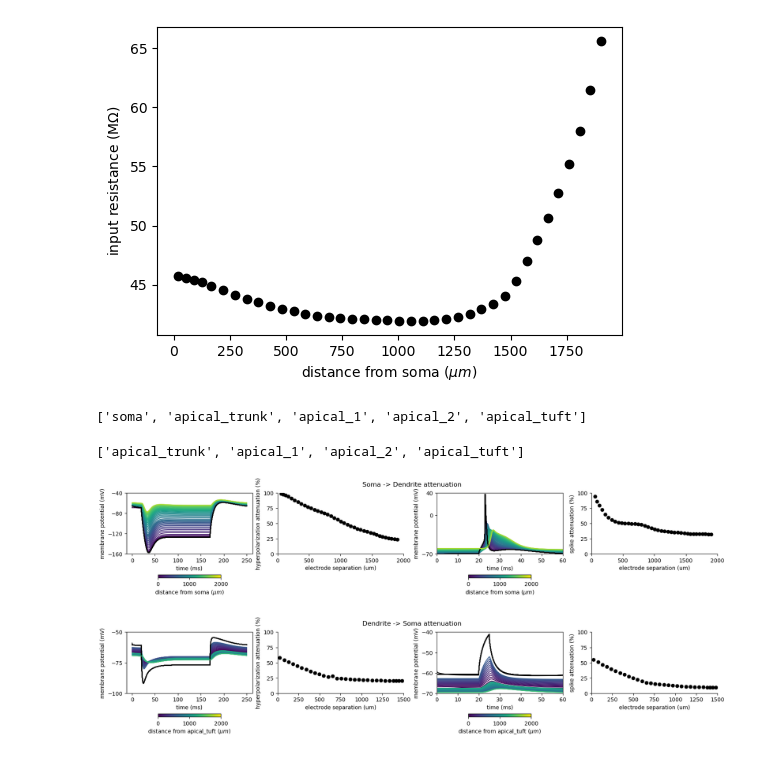
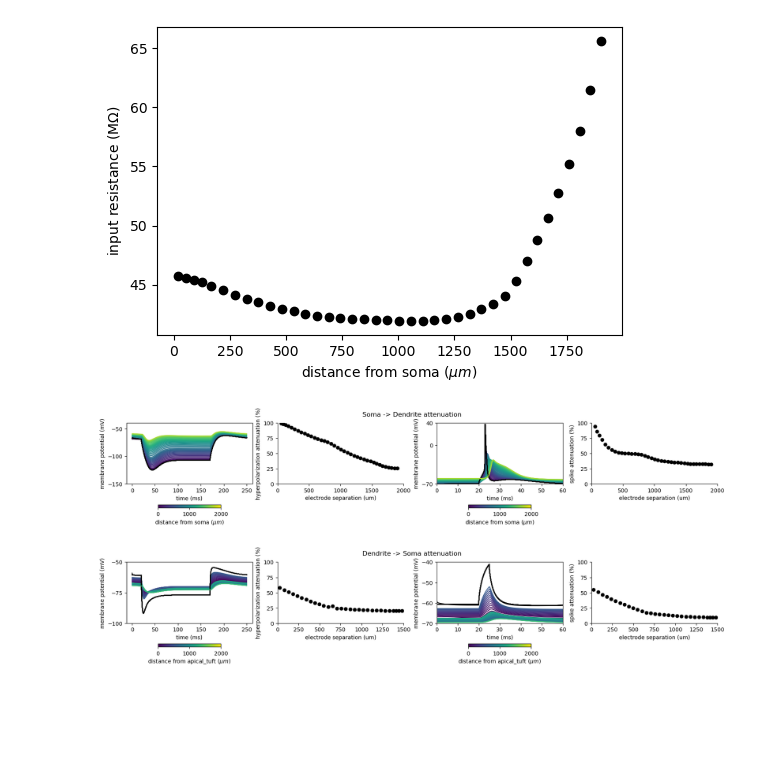
Before and after one commit to jonescompneurolab/hnn-tuning, a Jupyter notebook: new_cells_dev/cells/l5_ET_handtune.ipynb, the cells around one changed output. Saved outputs shown, nothing was run; the diff lists cells and outputs as text; code cells hidden in the pictures; blank space fills up the shorter version.

```diff
--- a/new_cells_dev/cells/l5_ET_handtune.ipynb
+++ b/new_cells_dev/cells/l5_ET_handtune.ipynb
@@ -628,16 +640,6 @@ fig.savefig(os.path.join(figpth, 'input_resistance_distance.png'))
 fig.savefig(os.path.join(figpth, 'input_resistance_distance.pdf'))
 # %% [output]
 [figure]
-# %%
-section_names
-# %% [output]
-['soma', 'apical_trunk', 'apical_1', 'apical_2', 'apical_tuft']
-# %%
-idx = [section == 'soma' for section in section_names]
-section_names_minus_ref = [section for section in section_names if section != 'soma']
-section_names_minus_ref
-# %% [output]
-['apical_trunk', 'apical_1', 'apical_2', 'apical_tuft']
 # %%
 def attenuation_from_section(ref_sect, amp, stim_dur, ax):
 
@@ -701,42 +703,42 @@ section_names = ['soma', 'apical_trunk', 'apical_1', 'apical_2', 'apical_tuft']
 ref_sect = 'soma'
 
 # hyperpolarization attenuation
-hyperpol_atten, elec_sep = attenuation_from_section(ref_sect, amp=-4, stim_dur=150, ax=ax[0])
+hyperpol_atten, elec_sep = attenuation_from_section(ref_sect, amp=-2, stim_dur=150, ax=ax[0])
 
-ax[0].set_ylim([-160, -40])
-ax[0].set_yticks([-160, -120, -80, -40])
+ax[0].set_ylim([-150, -40])
+ax[0].set_yticks([-150, -100, -50])
 ax[1].plot(elec_sep, hyperpol_atten, 'o', color='k')
 ax[1].set_xlabel('electrode separation (um)')
 ax[1].set_ylabel('hyperpolarization attenuation (%)')
 ax[1].set_ylim([0, 100])
 ax[1].set_yticks(np.arange(0, 101, 25))
 
 ax[1].set_xlim([0, 2000])
 
 # spike attenuation
 spike_atten = attenuation_from_section(ref_sect, amp=3, stim_dur=3,ax=ax[2])[0]
 
 ax[3].plot(elec_sep, spike_atten, 'o', color='k')
 ax[3].set_xlabel('electrode separation (um)')
 ax[3].set_ylabel('spike attenuation (%)')
 ax[3].set_ylim([0, 100])
 ax[3].set_xlim([0, 2000])
 ax[3].spines['top'].set_visible(False)
 ax[3].spines['right'].set_visible(False)
 ax[1].spines['top'].set_visible(False)
 ax[1].spines['right'].set_visible(False)
 ax[2].set_ylim([-70, 40])
 ax[2].set_yticks([-70, 0, 40])
 ax[2].set_xlim([0, 60])
 ax[3].set_yticks(np.arange(0, 101, 25))
 
 fig.suptitle('Soma -> Dendrite attenuation')
 
 
 fig.savefig(os.path.join(figpth, 'summary_attenuation_soma_dend.png'), dpi=300)
 fig.savefig(os.path.join(figpth, 'summary_attenuation_soma_dend.pdf'), dpi=300)
 # %% [output]
-[figure, old version]
+[figure, new version]
 # %%
 
 fig, ax = plt.subplots(1,4, figsize=(16,3), constrained_layout=True)
```
Also changed, not shown: parts of 1 cell of this notebook.
